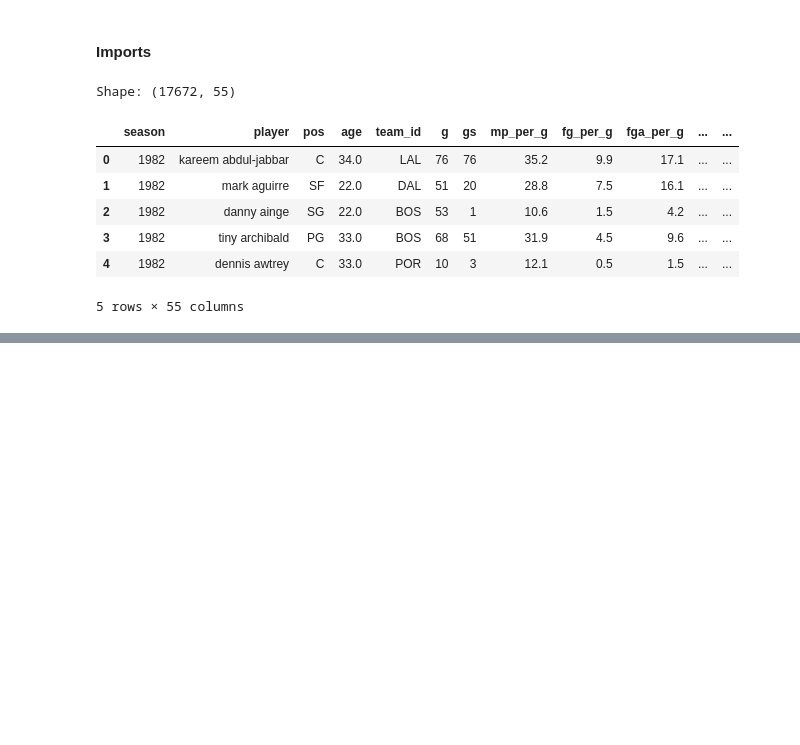
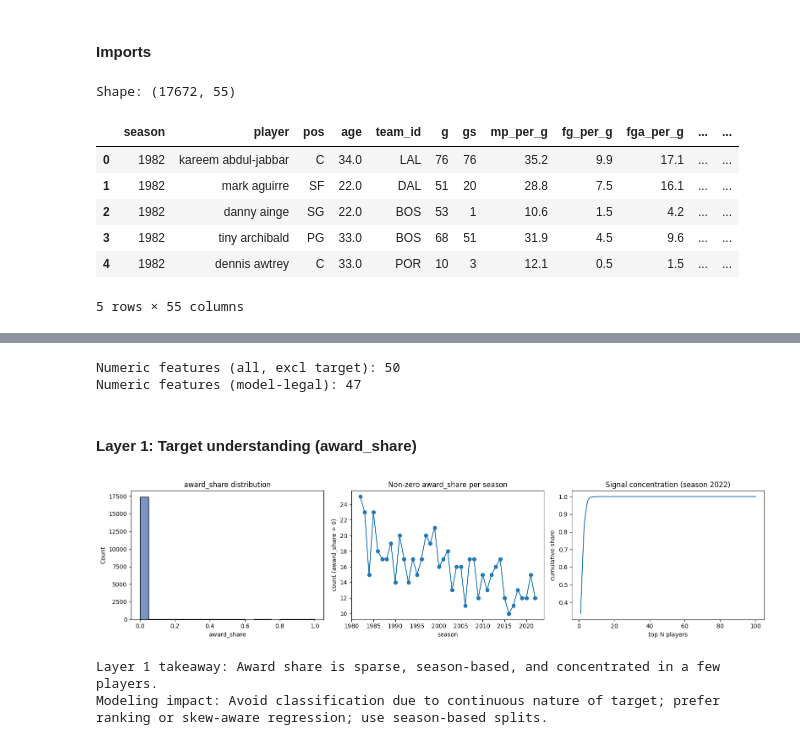
Before and after one commit to guanming420/project-repo, a Jupyter notebook: notebooks/02_eda.ipynb, the cells around one changed output, grey strips where cells are left out. Cells and saved outputs as stored; diff of their text form; code cells hidden in the pictures; blank space fills up the shorter version.

```diff
--- a/notebooks/02_eda.ipynb
+++ b/notebooks/02_eda.ipynb
@@ -39,0 +49,68 @@ Index(['season', 'player', 'pos', 'age', 'team_id', 'g', 'gs', 'mp_per_g',
+# %%
+TARGET = "award_share"
+
+# Identifier columns
+id_cols = ["season", "player", "team_id", "pos"]
+
+# Soft leakage / team context columns
+context_cols = ["mov", "mov_adj", "win_loss_pct"]
+
+# All numeric feature columns except target
+numeric_cols = eda_df.select_dtypes("number").columns.tolist()
+feature_num_cols_all = [col for col in numeric_cols if col != TARGET]
+
+# Model-legal numeric features (exclude team context columns)
+feature_num_cols_model_legal = [col for col in feature_num_cols_all if col not in id_cols + context_cols]
+
+print("Numeric features (all, excl target):", len(feature_num_cols_all))
+print("Numeric features (model-legal):", len(feature_num_cols_model_legal))
+# %% [output]
+Numeric features (all, excl target): 50
+Numeric features (model-legal): 47
+# %% [markdown]
+#### Layer 1: Target understanding (award_share)
+# %%
+
+target = "award_share"
+df = eda_df.copy()
+
+fig, axes = plt.subplots(1, 3, figsize=(16, 4))
+
+# 1) Histogram of award_share
+sns.histplot(df[target], bins=20, ax=axes[0], color="#4C72B0")
+axes[0].set_title("award_share distribution")
+axes[0].set_xlabel("award_share")
+
+# 2) Non-zero counts per season (line plot)
+non_zero = df[df[target] > 0].groupby("season")[target].size()
+axes[1].plot(non_zero.index, non_zero.values, marker="o")
+axes[1].set_title("Non-zero award_share per season")
+axes[1].set_xlabel("season")
+axes[1].set_ylabel("count (award_share > 0)")
+
+# 3) Signal concentration (cumulative share within each season)
+# Sort players by award_share within the 2022 season, then compute cumulative fraction of award_share
+
+# Select season
+season = df["season"].max()
+season_df = df[df["season"] == season].sort_values(target, ascending=False)
+cum_share = season_df[target].cumsum() / season_df[target].sum()
+
+top_n = 100
+x = range(1, min(top_n, len(cum_share)) + 1)
+y = cum_share.values[:top_n]
+
+axes[2].plot(x, y)
+axes[2].set_title(f"Signal concentration (season {season})")
+axes[2].set_xlabel("top N players")
+axes[2].set_ylabel("cumulative share")
+
+plt.tight_layout()
+plt.show()
+
+print("Layer 1 takeaway: Award share is sparse, season-based, and concentrated in a few players.")
+print("Modeling impact: Avoid classification due to continuous nature of target; prefer ranking or skew-aware regression; use season-based splits.")
+# %% [output]
+[figure, added]
+Layer 1 takeaway: Award share is sparse, season-based, and concentrated in a few players.
+Modeling impact: Avoid classification due to continuous nature of target; prefer ranking or skew-aware regression; use season-based splits.
```
Also changed, not shown: parts of 9 cells of this notebook, 1 other file.
